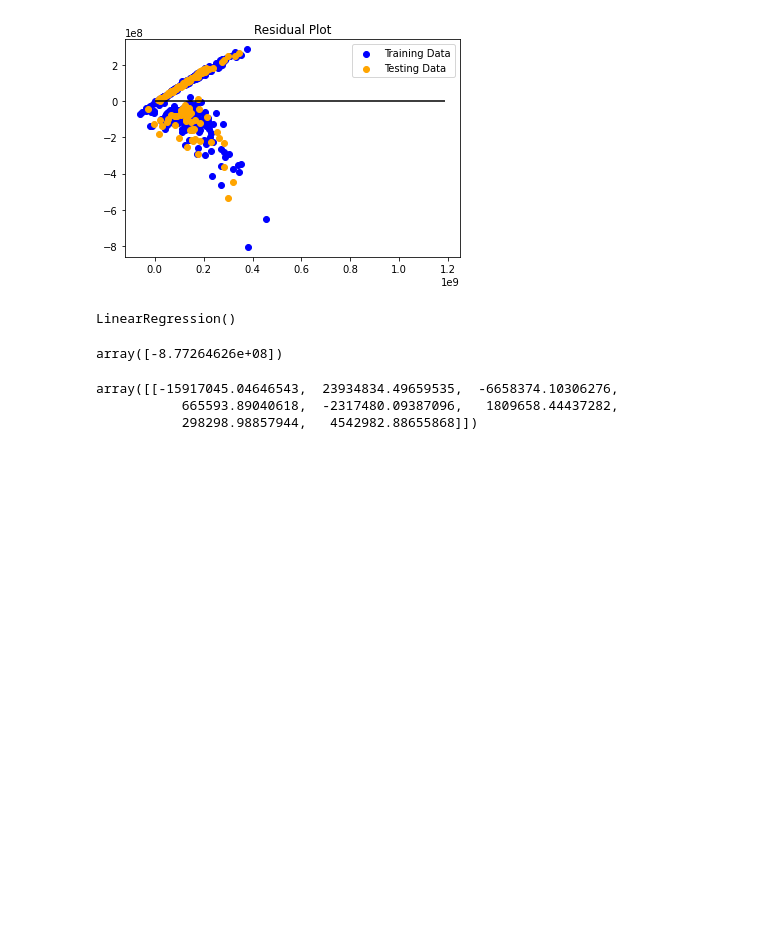
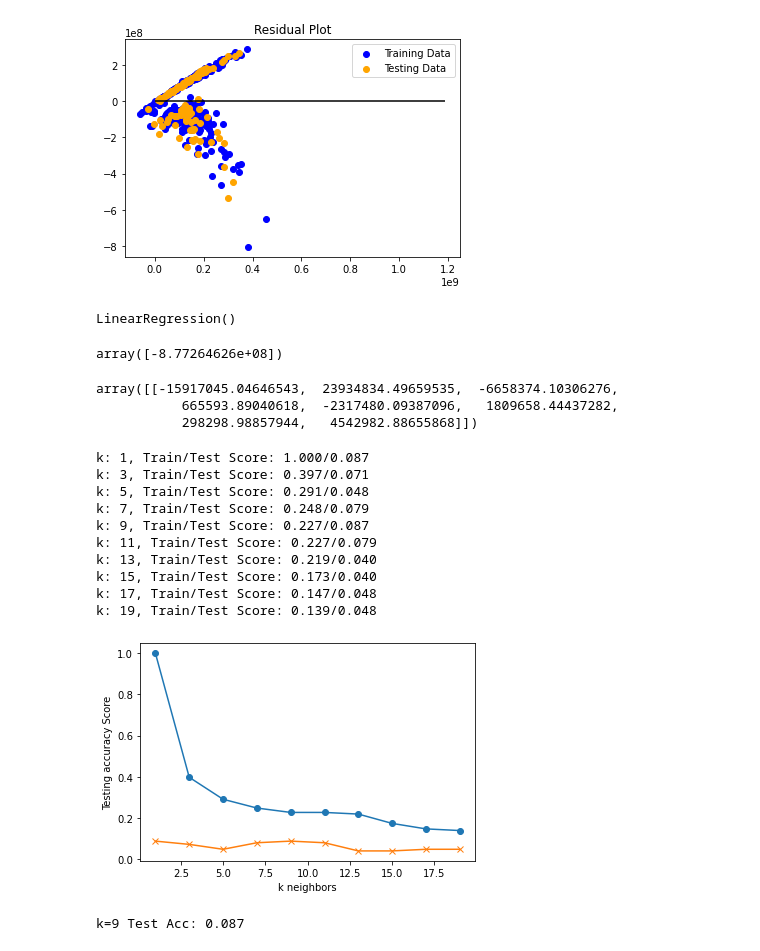
Before and after one commit to LauraHertzog/Skills-Verification, a Jupyter notebook: Skills Verification DF.ipynb, the cells around one changed output. Cells and saved outputs as stored; diff of their text form; code cells hidden in the pictures; blank space fills up the shorter version.

Commit message:
Model 2

```diff
--- a/Skills Verification DF.ipynb
+++ b/Skills Verification DF.ipynb
@@ -273,0 +278,43 @@ array([[-15917045.04646543,  23934834.49659535,  -6658374.10306276,
+# %%
+X_scaler = StandardScaler().fit(X_train)
+# %%
+ # Transform the training and testing data using the X_scaler and y_scaler models
+
+X_train_scaled = X_scaler.transform(X_train)
+X_test_scaled = X_scaler.transform(X_test)
+# %%
+train_scores = []
+test_scores = []
+for k in range(1, 20, 2):
+    knn = KNeighborsClassifier(n_neighbors=k)
+    knn.fit(X_train_scaled, y_train.ravel())
+    train_score = knn.score(X_train_scaled, y_train.ravel())
+    test_score = knn.score(X_test_scaled, y_test.ravel())
+    train_scores.append(train_score)
+    test_scores.append(test_score)
+    print(f"k: {k}, Train/Test Score: {train_score:.3f}/{test_score:.3f}")
+
+
+plt.plot(range(1, 20, 2), train_scores, marker='o')
+plt.plot(range(1, 20, 2), test_scores, marker="x")
+plt.xlabel("k neighbors")
+plt.ylabel("Testing accuracy Score")
+plt.show()
+# %% [output]
+k: 1, Train/Test Score: 1.000/0.087
+k: 3, Train/Test Score: 0.397/0.071
+k: 5, Train/Test Score: 0.291/0.048
+k: 7, Train/Test Score: 0.248/0.079
+k: 9, Train/Test Score: 0.227/0.087
+k: 11, Train/Test Score: 0.227/0.079
+k: 13, Train/Test Score: 0.219/0.040
+k: 15, Train/Test Score: 0.173/0.040
+k: 17, Train/Test Score: 0.147/0.048
+k: 19, Train/Test Score: 0.139/0.048
+[figure, added]
+# %%
+knn = KNeighborsClassifier(n_neighbors=9)
+knn.fit(X_train_scaled, y_train.ravel())
+print('k=9 Test Acc: %.3f' % knn.score(X_test_scaled, y_test.ravel()))
+# %% [output]
+k=9 Test Acc: 0.087
```
Also changed, not shown: parts of 2 cells of this notebook.
